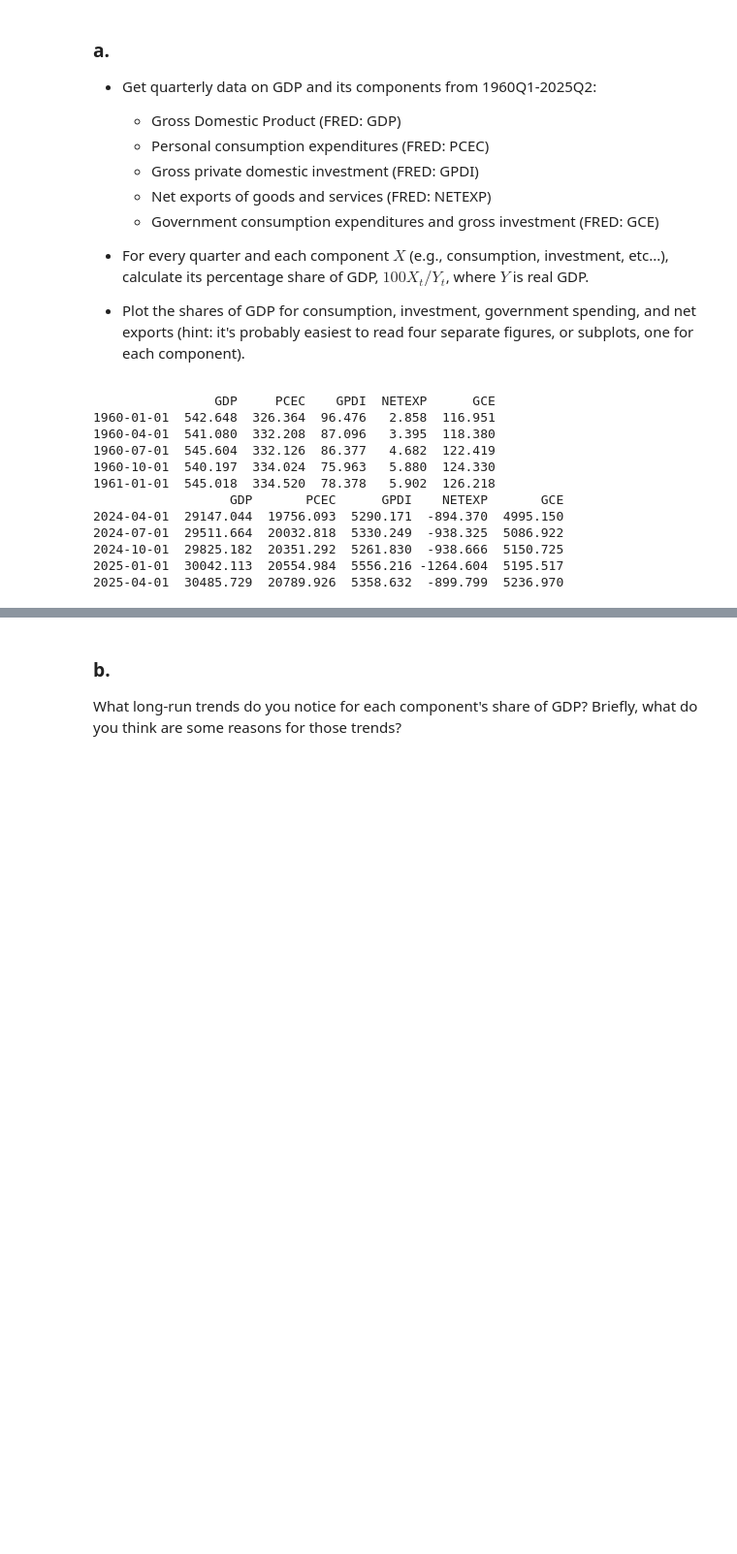
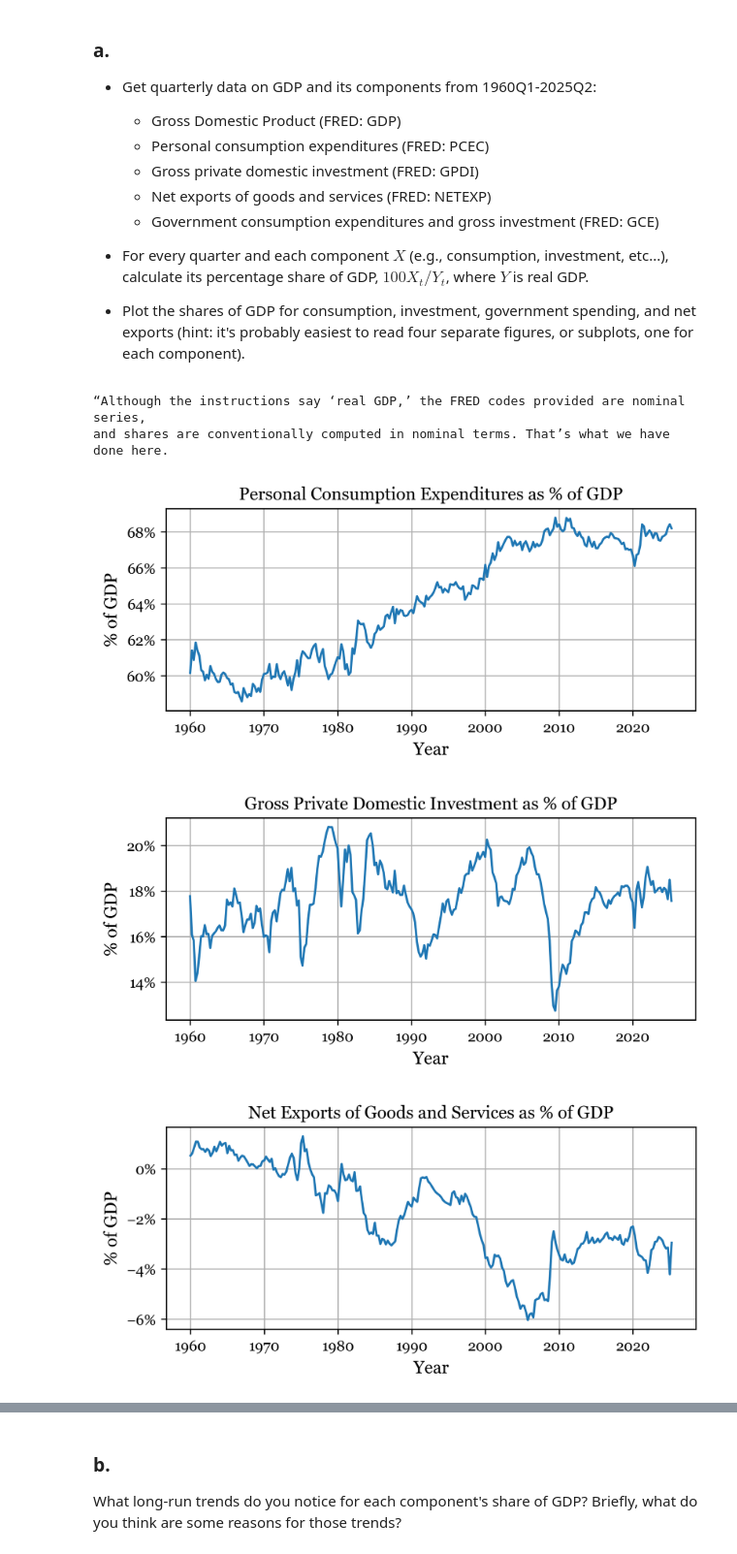
Before and after one commit to WillBarmby/ECON_304, a Jupyter notebook: homework/DA-2.ipynb, the cells around one changed output, grey strips where cells are left out. Shown at 97% size. Saved outputs shown, nothing was run; the diff lists cells and outputs as text; code cells hidden in the pictures; blank space fills up the shorter version.

```diff
--- a/homework/DA-2.ipynb
+++ b/homework/DA-2.ipynb
@@ -34,29 +34,51 @@ You may use GenAI to help with debugging your code for 1a. Do not use GenAI on q
 # %%
 import importlib, utils
 utils = importlib.reload(utils)
 import pandas as pd
-import fredapi as fa
 from fredapi import Fred
 from config import FRED_API_KEY
+
 fred = Fred(api_key=FRED_API_KEY)
 start_date = '1960-01-01'
-end_date = '2025-6-30'
+end_date = '2025-06-30'
+
+series_dict = {
+    'GDP'   : 'Gross Domestic Product',
+    'PCEC'  : 'Personal Consumption Expenditures',
+    'GPDI'  : 'Gross Private Domestic Investment',
+    'NETEXP': 'Net Exports of Goods and Services',
+    'GCE'   : 'Government Consumption Expenditures & Investment'
+}
+
 df = pd.DataFrame()
-series = ['GDP', 'PCEC','GPDI','NETEXP', 'GCE']
-for s in series:
-    df[s] = fred.get_series(s, observation_start=start_date, observation_end=end_date)
-print(df.head(5))
-print(df.tail(5))
+for code in series_dict:
+    df[code] = fred.get_series(code, observation_start=start_date, observation_end=end_date)
+
+# Compute % shares
+df_pct = pd.DataFrame()
+for code in series_dict:
+    df_pct[code] = df[code] / df['GDP'] * 100
+
+# Loop through components (excluding GDP itself)
+pre_statement = """
+“Although the instructions say ‘real GDP,’ the FRED codes provided are nominal series,
+and shares are conventionally computed in nominal terms. That’s what we have done here.
+"""
+print(pre_statement)
+for code, label in series_dict.items():
+    if code != 'GDP':  # skip GDP since its share is 100 by definition
+        utils.plot_dataframe_series(
+            df_pct,
+            columns=[code],
+            title=f"{label} as % of GDP",
+            ylabel="% of GDP",
+            xlabel="Year"
+        )
+
+# df.drop(columns=['GDP'], inplace=True)
 # %% [output]
-                GDP     PCEC    GPDI  NETEXP      GCE
-1960-01-01  542.648  326.364  96.476   2.858  116.951
-1960-04-01  541.080  332.208  87.096   3.395  118.380
-1960-07-01  545.604  332.126  86.377   4.682  122.419
-1960-10-01  540.197  334.024  75.963   5.880  124.330
-1961-01-01  545.018  334.520  78.378   5.902  126.218
-                  GDP       PCEC      GPDI    NETEXP       GCE
-2024-04-01  29147.044  19756.093  5290.171  -894.370  4995.150
-2024-07-01  29511.664  20032.818  5330.249  -938.325  5086.922
-2024-10-01  29825.182  20351.292  5261.830  -938.666  5150.725
-2025-01-01  30042.113  20554.984  5556.216 -1264.604  5195.517
-2025-04-01  30485.729  20789.926  5358.632  -899.799  5236.970
+“Although the instructions say ‘real GDP,’ the FRED codes provided are nominal series,
+and shares are conventionally computed in nominal terms. That’s what we have done here.
+[figure, added]
+[figure, added]
+[figure, added]
```
Also changed, not shown: parts of 2 cells of this notebook, 1 other file.
